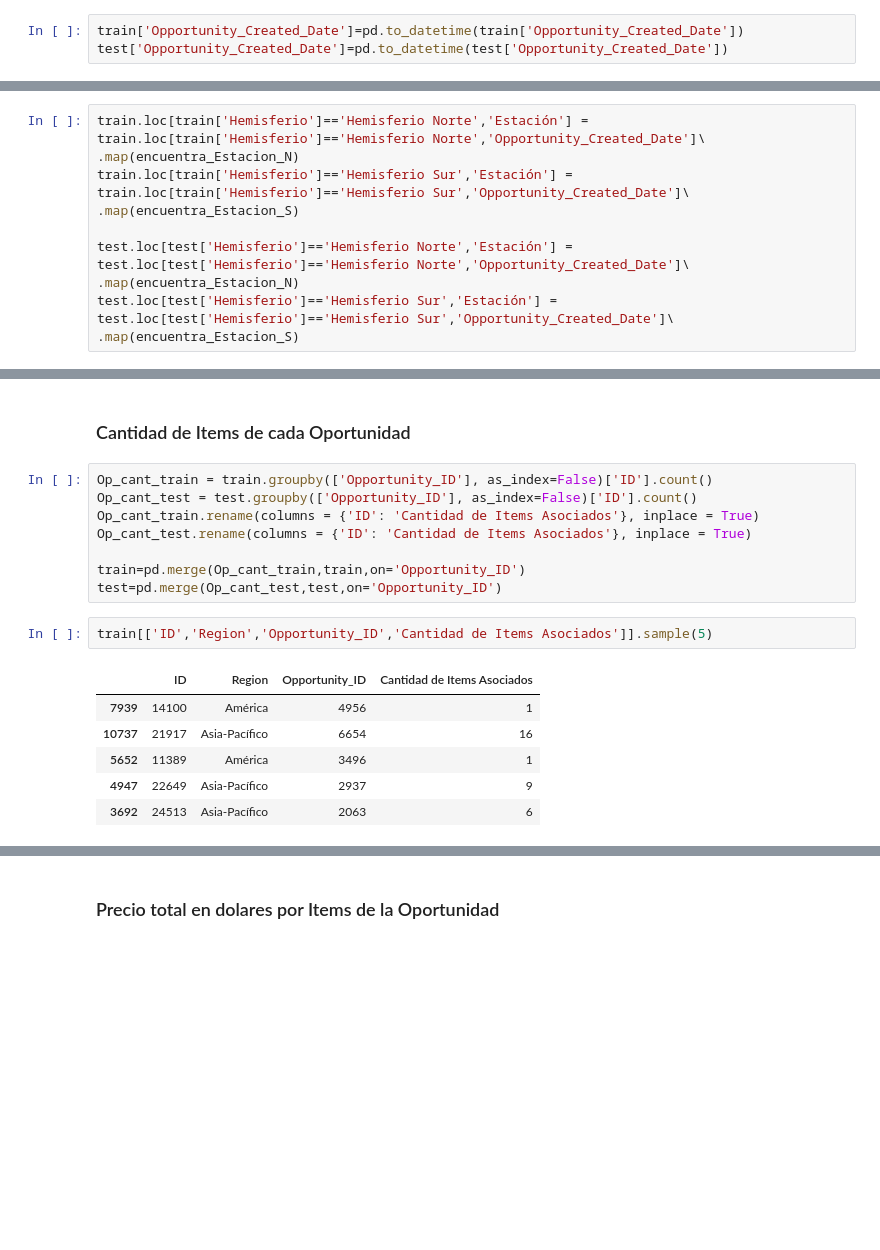
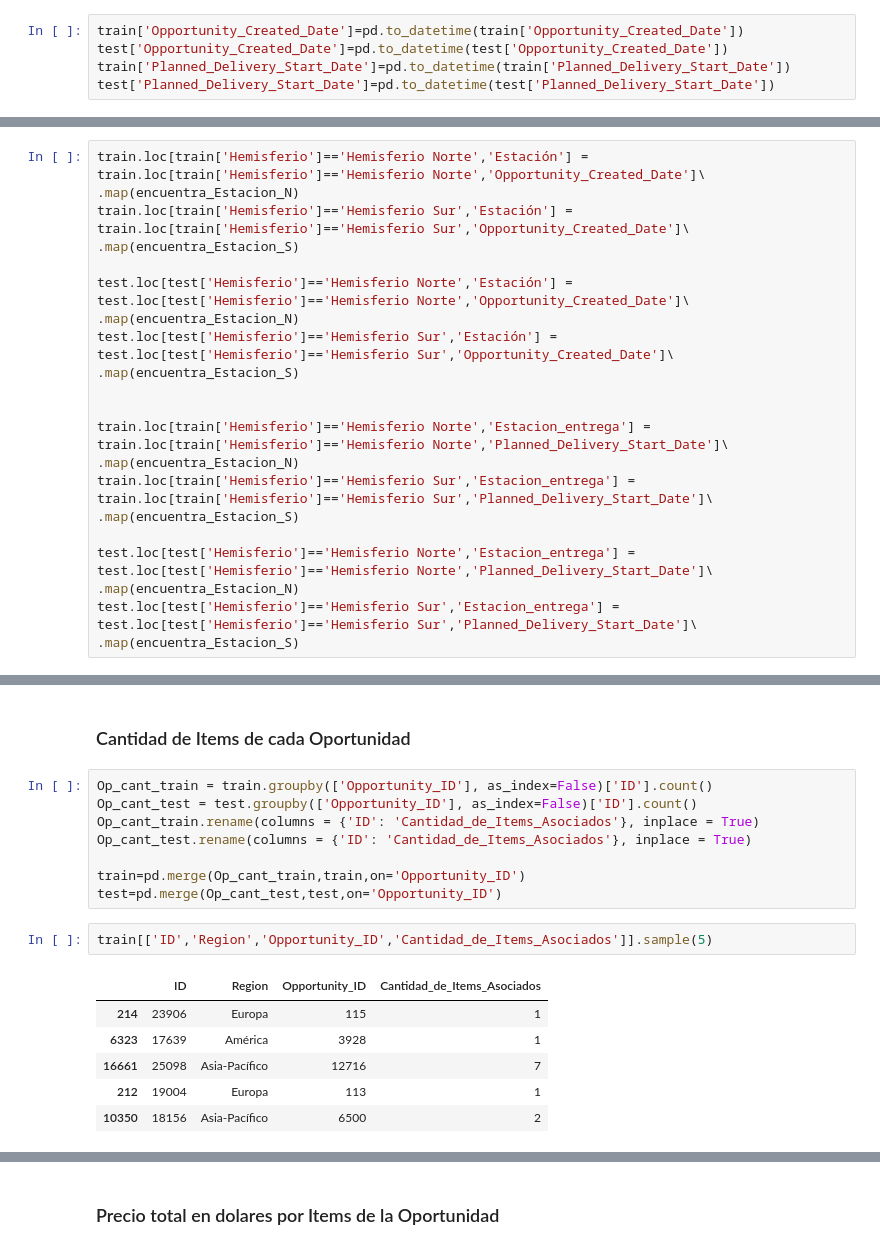
Before and after one commit to miguelAfonzalida/TP2_Orga_Datos_2C-2020, a Jupyter notebook: Preprocesamiento y Creacion de Features.ipynb, the cells around one changed output, grey strips where cells are left out. Cells and saved outputs as stored; diff of their text form; blank space fills up the shorter version.

```diff
--- a/Preprocesamiento y Creacion de Features.ipynb
+++ b/Preprocesamiento y Creacion de Features.ipynb
@@ -344,6 +230,8 @@ set(train.Territory)
 # %%
 train['Opportunity_Created_Date']=pd.to_datetime(train['Opportunity_Created_Date'])
 test['Opportunity_Created_Date']=pd.to_datetime(test['Opportunity_Created_Date'])
+train['Planned_Delivery_Start_Date']=pd.to_datetime(train['Planned_Delivery_Start_Date'])
+test['Planned_Delivery_Start_Date']=pd.to_datetime(test['Planned_Delivery_Start_Date'])
 # %%
 def encuentra_Estacion_N(date):
     year = str(date.year)
@@ -382,4 +270,15 @@ test.loc[test['Hemisferio']=='Hemisferio Norte','Estación'] = test.loc[test['He
 .map(encuentra_Estacion_N)
 test.loc[test['Hemisferio']=='Hemisferio Sur','Estación'] = test.loc[test['Hemisferio']=='Hemisferio Sur','Opportunity_Created_Date']\
 .map(encuentra_Estacion_S)
+
+
+train.loc[train['Hemisferio']=='Hemisferio Norte','Estacion_entrega'] = train.loc[train['Hemisferio']=='Hemisferio Norte','Planned_Delivery_Start_Date']\
+.map(encuentra_Estacion_N)
+train.loc[train['Hemisferio']=='Hemisferio Sur','Estacion_entrega'] = train.loc[train['Hemisferio']=='Hemisferio Sur','Planned_Delivery_Start_Date']\
+.map(encuentra_Estacion_S)
+
+test.loc[test['Hemisferio']=='Hemisferio Norte','Estacion_entrega'] = test.loc[test['Hemisferio']=='Hemisferio Norte','Planned_Delivery_Start_Date']\
+.map(encuentra_Estacion_N)
+test.loc[test['Hemisferio']=='Hemisferio Sur','Estacion_entrega'] = test.loc[test['Hemisferio']=='Hemisferio Sur','Planned_Delivery_Start_Date']\
+.map(encuentra_Estacion_S)
 # %%
@@ -791,18 +558,18 @@ Name: Stage, dtype: int64
 # %%
 Op_cant_train = train.groupby(['Opportunity_ID'], as_index=False)['ID'].count()
 Op_cant_test = test.groupby(['Opportunity_ID'], as_index=False)['ID'].count()
-Op_cant_train.rename(columns = {'ID': 'Cantidad de Items Asociados'}, inplace = True)
-Op_cant_test.rename(columns = {'ID': 'Cantidad de Items Asociados'}, inplace = True)
+Op_cant_train.rename(columns = {'ID': 'Cantidad_de_Items_Asociados'}, inplace = True)
+Op_cant_test.rename(columns = {'ID': 'Cantidad_de_Items_Asociados'}, inplace = True)
 
 train=pd.merge(Op_cant_train,train,on='Opportunity_ID')
 test=pd.merge(Op_cant_test,test,on='Opportunity_ID')
 # %%
-train[['ID','Region','Opportunity_ID','Cantidad de Items Asociados']].sample(5)
+train[['ID','Region','Opportunity_ID','Cantidad_de_Items_Asociados']].sample(5)
 # %% [output]
-|  | ID | Region | Opportunity_ID | Cantidad de Items Asociados |
-| 7939 | 14100 | América | 4956 | 1 |
-| 10737 | 21917 | Asia-Pacífico | 6654 | 16 |
-| 5652 | 11389 | América | 3496 | 1 |
-| 4947 | 22649 | Asia-Pacífico | 2937 | 9 |
-| 3692 | 24513 | Asia-Pacífico | 2063 | 6 |
+|  | ID | Region | Opportunity_ID | Cantidad_de_Items_Asociados |
+| 214 | 23906 | Europa | 115 | 1 |
+| 6323 | 17639 | América | 3928 | 1 |
+| 16661 | 25098 | Asia-Pacífico | 12716 | 7 |
+| 212 | 19004 | Europa | 113 | 1 |
+| 10350 | 18156 | Asia-Pacífico | 6500 | 2 |
 # %%
```
Also changed, not shown: parts of 44 cells of this notebook, 5 other files.
